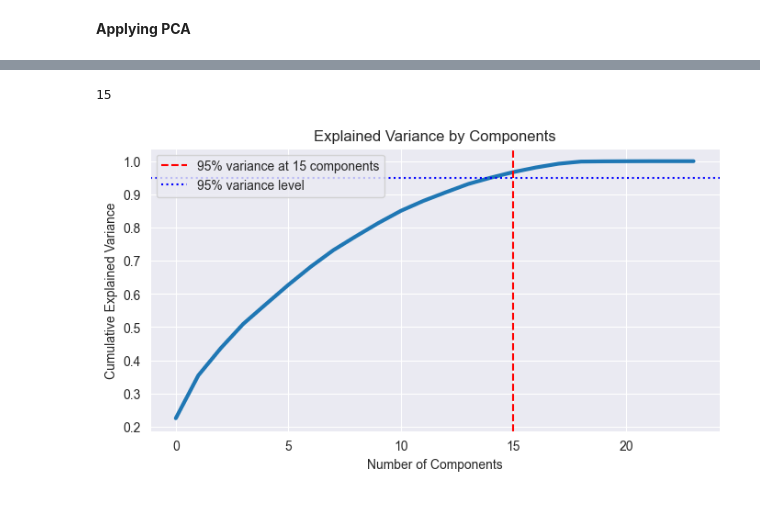
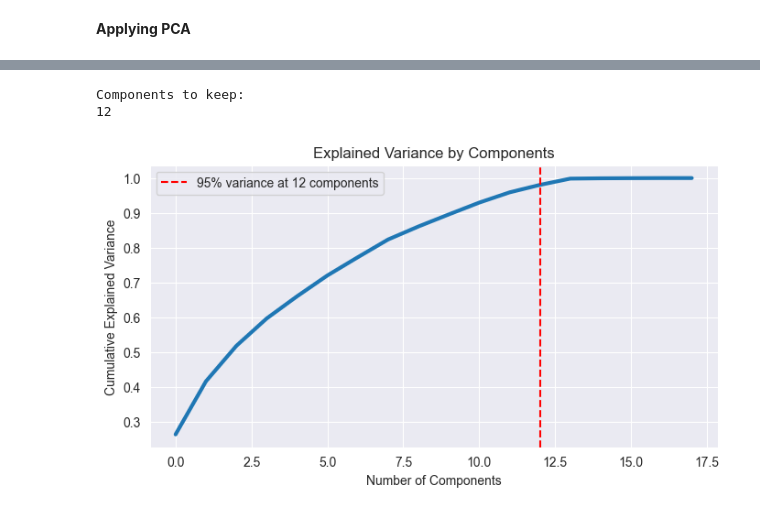
Before and after one commit to jacobhthomas/MATH569, a Jupyter notebook: Code/PCA2.0.ipynb, the cells around one changed output, grey strips where cells are left out. Drawn from its saved outputs; the diff is of its cells as text; code cells hidden in the pictures.

```diff
--- a/Code/PCA2.0.ipynb
+++ b/Code/PCA2.0.ipynb
@@ -29,0 +40,9 @@ A good strategy is to choose the number of dimensions for which the cumulative e
+# %%
+# Columns to be dropped
+columns_to_drop = ['is_snowovercast', 'is_snowrainovercast', 'is_clear', 'is_overcast', 'is_partcloud', 'is_rainovercase']
+
+train_df.drop(columns=columns_to_drop, inplace=True)
+test_df.drop(columns=columns_to_drop, inplace=True)
+# Display the modified DataFrame to confirm the changes
+train_df.head()
+test_df.head()
@@ -36,23 +62,24 @@ pca.fit(train_df)  # Fit PCA on the training data
 
 cumsum = np.cumsum(pca.explained_variance_ratio_)
 d = np.argmax(cumsum >= 0.95) + 1
+print("Components to keep:")
 print(d)
 # %% [output]
-15
+Components to keep:
+12
 # %%
 import matplotlib.pyplot as plt
 
 plt.figure(figsize=(8, 4))
 plt.plot(cumsum, linewidth=3)
 plt.axvline(x=d, color='r', linestyle='--', label=f'95% variance at {d} components')
-plt.axhline(y=0.95, color='b', linestyle=':', label='95% variance level')
 plt.xlabel('Number of Components')
 plt.ylabel('Cumulative Explained Variance')
 plt.title('Explained Variance by Components')
 plt.legend()
 plt.grid(True)
 plt.show()
 # %% [output]
-[figure, old version]
+[figure, new version]
 # %%
 # TODO: edit after this line (will do on friday most likely)
```
Also changed, not shown: parts of 8 cells of this notebook.
